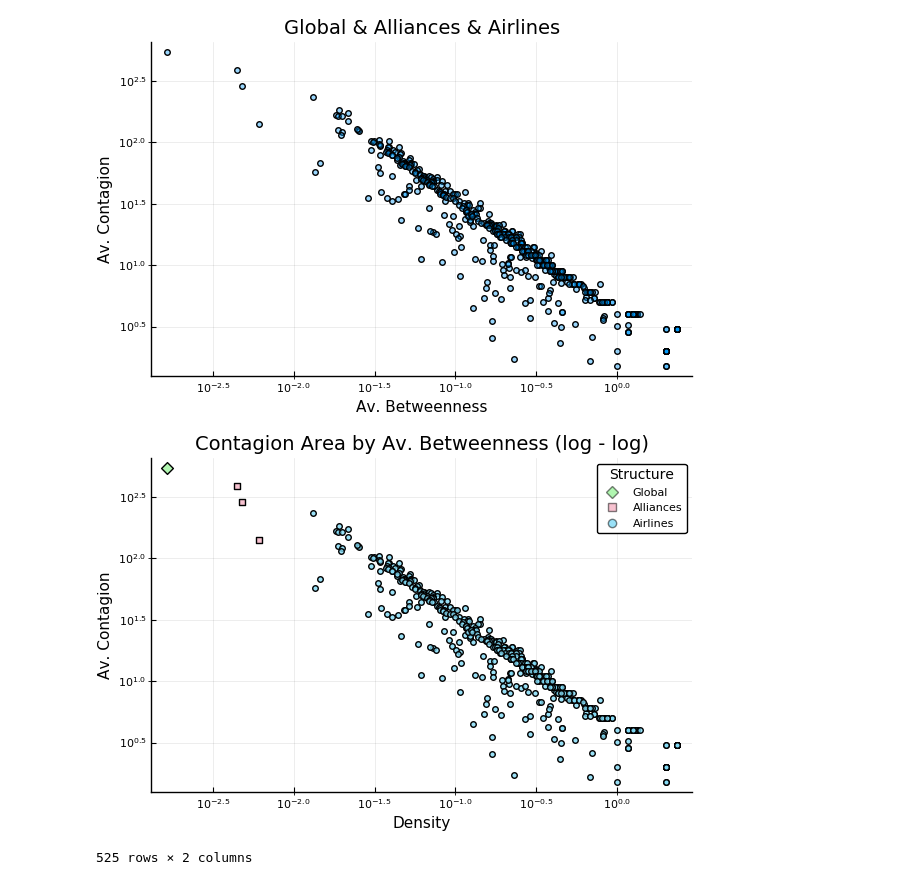
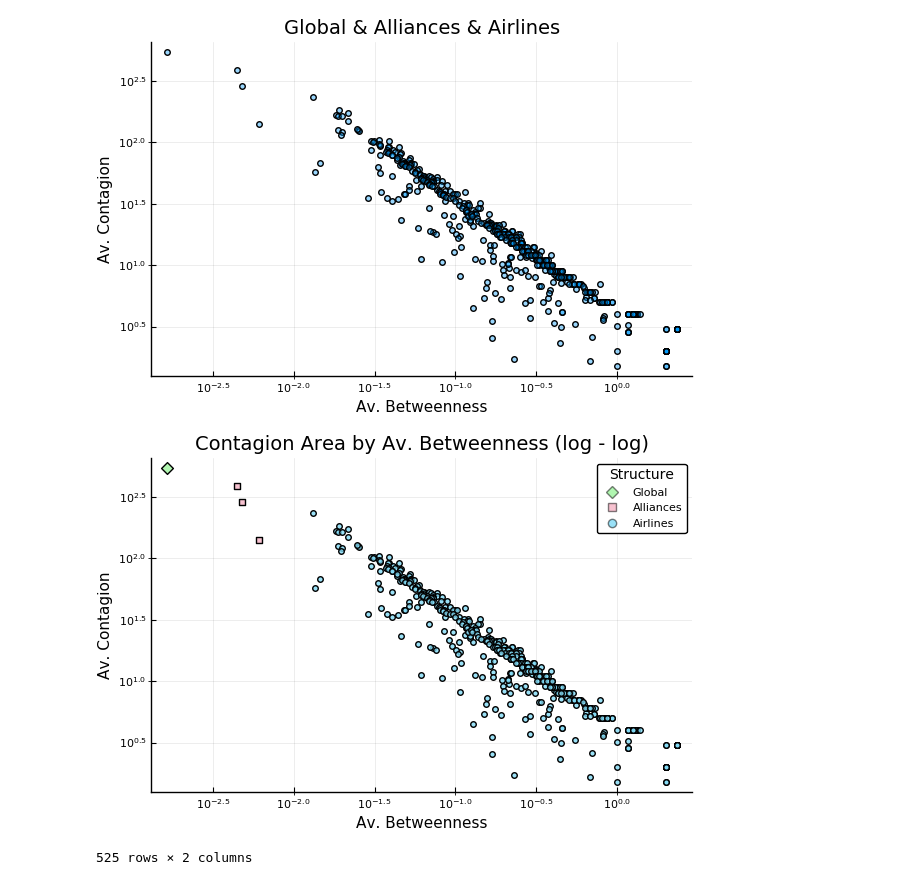
Before and after one commit to Yuriyama/Proyecto_aerolineas, a Jupyter notebook: Code/Betweenness.ipynb, the cells around one changed output. Cells and saved outputs as stored; diff of their text form; code cells hidden in the pictures.

```diff
--- a/Code/Betweenness.ipynb
+++ b/Code/Betweenness.ipynb
@@ -438,39 +442,39 @@ plot_betweenness_cobertura_log = scatter(betweenness_x, cobertura_y,
 # %%
 plot_betweenness_cobertura_log = scatter([betweenness_x_g], [cobertura_y_g],
                                     title = "Contagion Area by Av. Betweenness (log - log)",
-                                    xlabel = "Density",
+                                    xlabel = "Av. Betweenness",
                                     ylabel = "Av. Contagion",
                                     xscale =(:log10),
                                     yscale =(:log10),
                                     legend = true,
                                     legendtitle = "Structure",
                                     label = "Global",
                                     #size = (500,500),
                                     #aspect_ratio= 1,
                                     markershape = :diamond,
                                     markersize = 6,
                                     #markeralpha = 0.6,
                                     markercolor = "#A9F5A9",
                                     markerstrokealpha = 0.5,
                                     alpha = 0.9)
 scatter!(betweenness_x_al, cobertura_y_al,
             legend = true,
             label = "Alliances",
             markershape = :square,
             markersize = 5,
             markeralpha = 0.7,#,
             markerstrokealpha = 0.5,
             markercolor = "#F5A9BC")
 scatter!(betweenness_x_aer, cobertura_y_aer,
             legend = true,
             label = "Airlines",
             markershape = :circle,
             markersize = 4,
             markercolor = "#81DAF5",
             markerstrokealpha = 0.5,
             markeralpha = 0.8)
 # %% [output]
-[figure, old version]
+[figure, new version]
 # %%
 # Hago una tabla betweenness, cobertura
 
```
Also changed, not shown: parts of 4 cells of this notebook, 1 other file.
